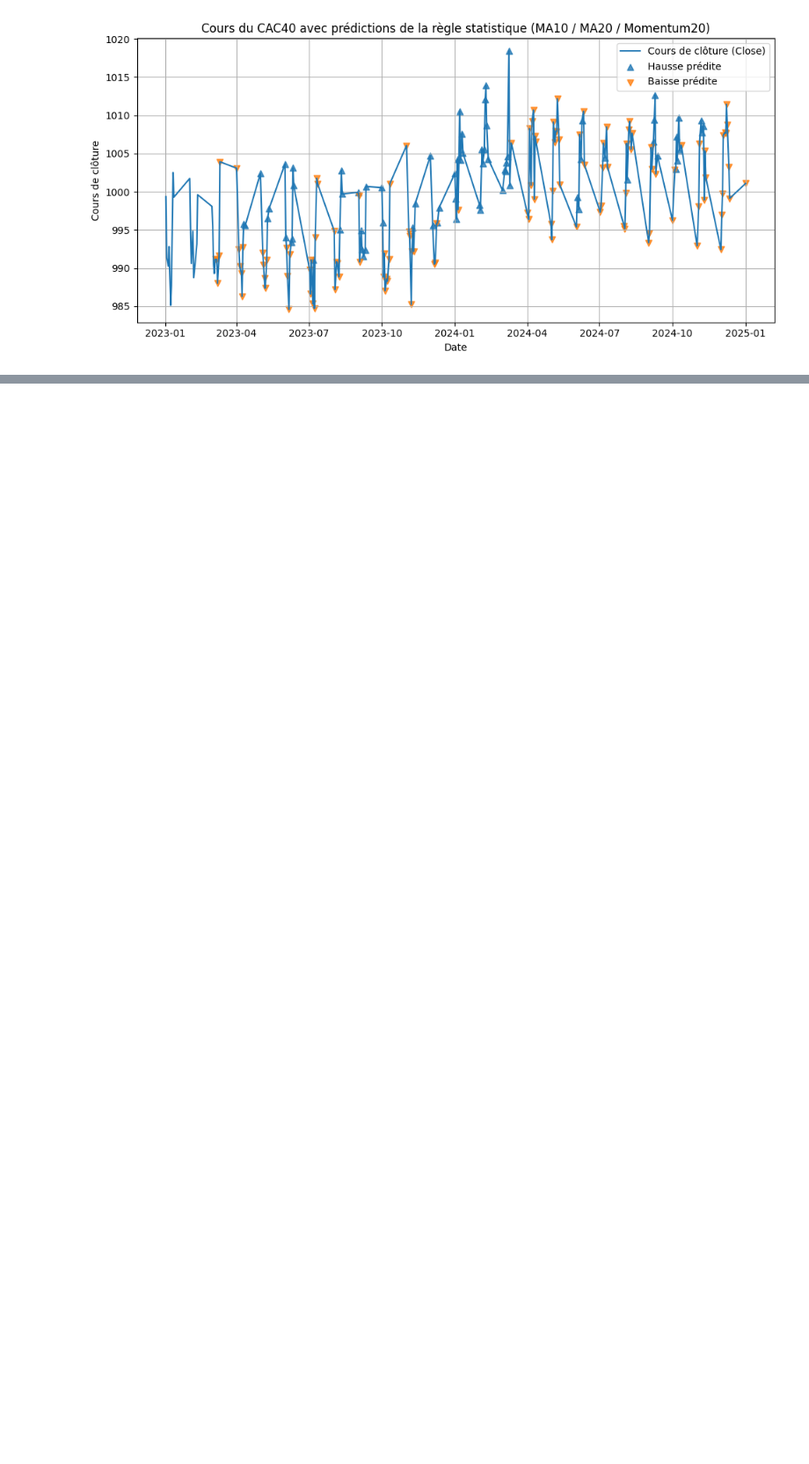
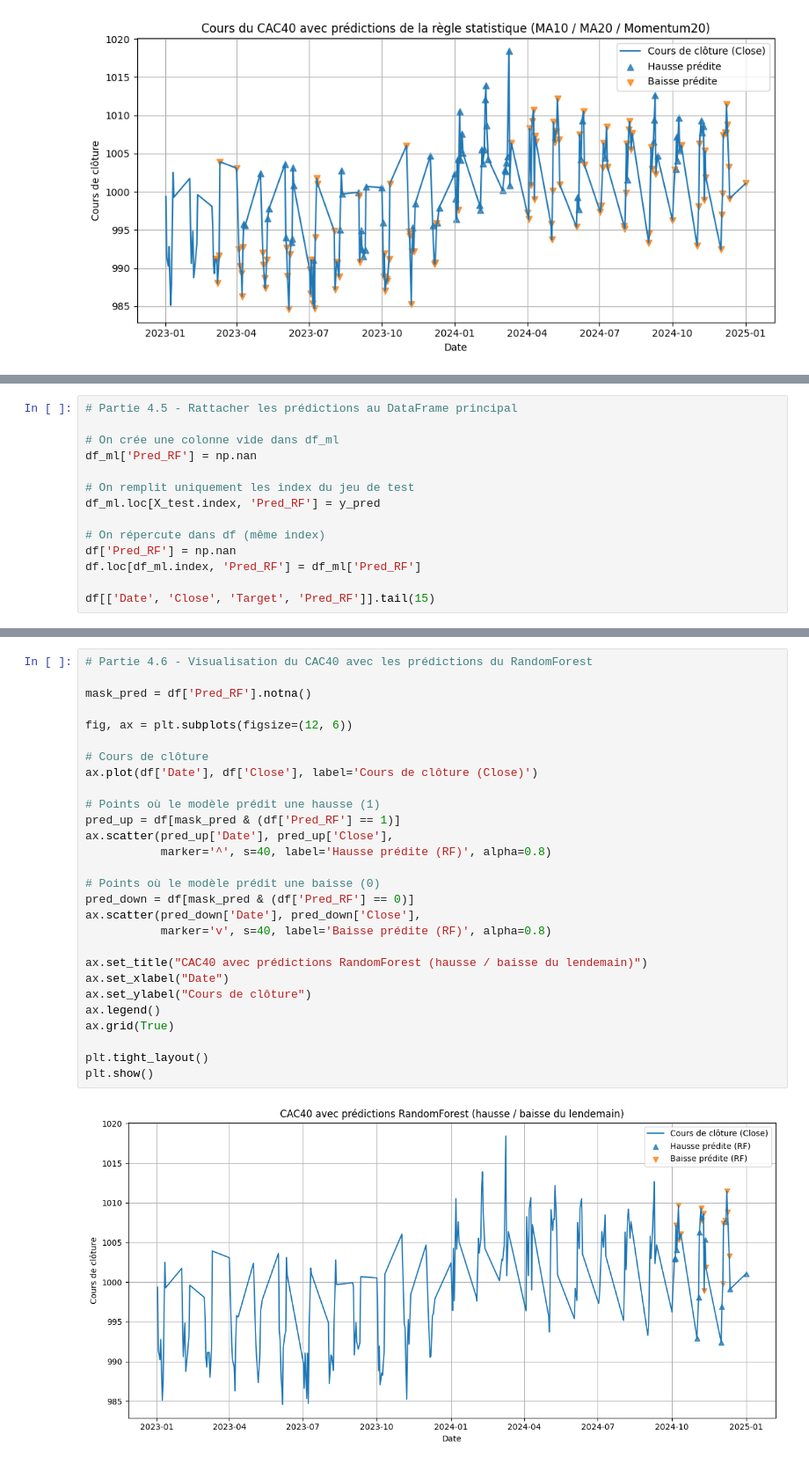
Before and after one commit to romain-sadar/tp-data, a Jupyter notebook: notebook.ipynb, the cells around one changed output, grey strips where cells are left out. Shown at 88% size. Saved outputs shown, nothing was run; the diff lists cells and outputs as text; blank space fills up the shorter version.

```diff
--- a/notebook.ipynb
+++ b/notebook.ipynb
@@ -442,0 +567,14 @@ plt.show()
+# %%
+# Partie 4.5 - Rattacher les prédictions au DataFrame principal
+
+# On crée une colonne vide dans df_ml
+df_ml['Pred_RF'] = np.nan
+
+# On remplit uniquement les index du jeu de test
+df_ml.loc[X_test.index, 'Pred_RF'] = y_pred
+
+# On répercute dans df (même index)
+df['Pred_RF'] = np.nan
+df.loc[df_ml.index, 'Pred_RF'] = df_ml['Pred_RF']
+
+df[['Date', 'Close', 'Target', 'Pred_RF']].tail(15)
@@ -442,0 +598,30 @@ plt.show()
+# %%
+# Partie 4.6 - Visualisation du CAC40 avec les prédictions du RandomForest
+
+mask_pred = df['Pred_RF'].notna()
+
+fig, ax = plt.subplots(figsize=(12, 6))
+
+# Cours de clôture
+ax.plot(df['Date'], df['Close'], label='Cours de clôture (Close)')
+
+# Points où le modèle prédit une hausse (1)
+pred_up = df[mask_pred & (df['Pred_RF'] == 1)]
+ax.scatter(pred_up['Date'], pred_up['Close'],
+           marker='^', s=40, label='Hausse prédite (RF)', alpha=0.8)
+
+# Points où le modèle prédit une baisse (0)
+pred_down = df[mask_pred & (df['Pred_RF'] == 0)]
+ax.scatter(pred_down['Date'], pred_down['Close'],
+           marker='v', s=40, label='Baisse prédite (RF)', alpha=0.8)
+
+ax.set_title("CAC40 avec prédictions RandomForest (hausse / baisse du lendemain)")
+ax.set_xlabel("Date")
+ax.set_ylabel("Cours de clôture")
+ax.legend()
+ax.grid(True)
+
+plt.tight_layout()
+plt.show()
+# %% [output]
+[figure, added]
```
Also changed, not shown: parts of 5 cells of this notebook.
